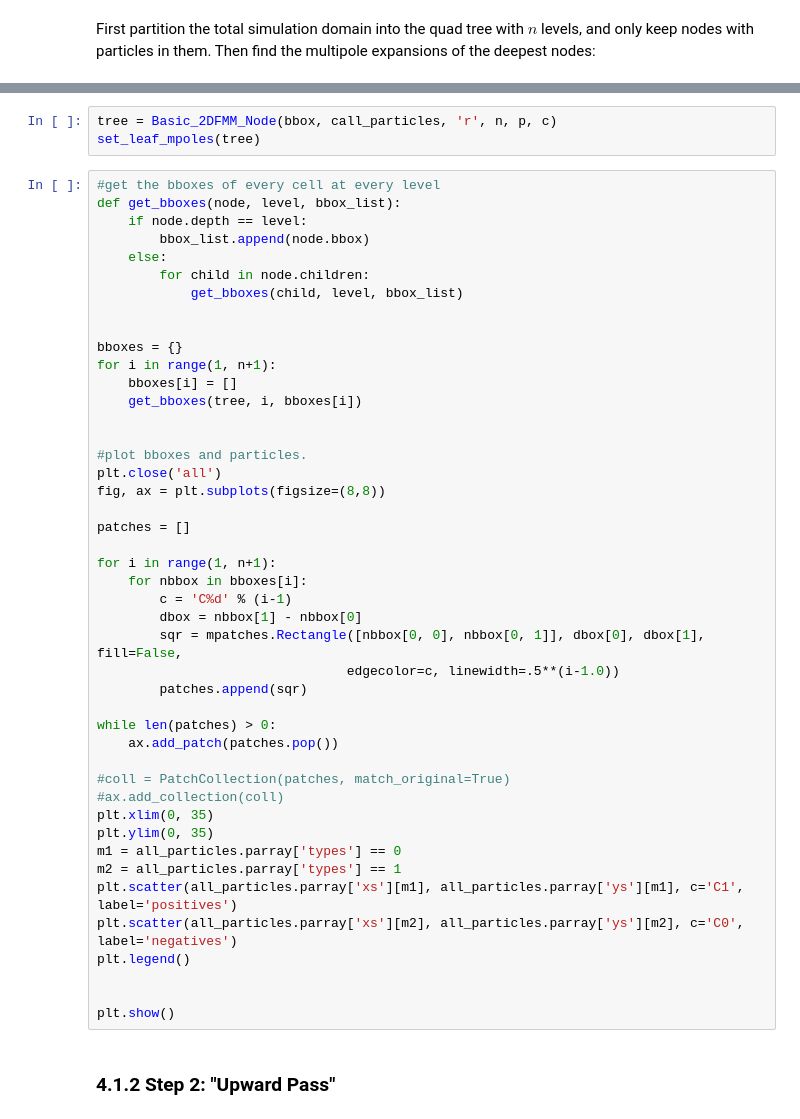
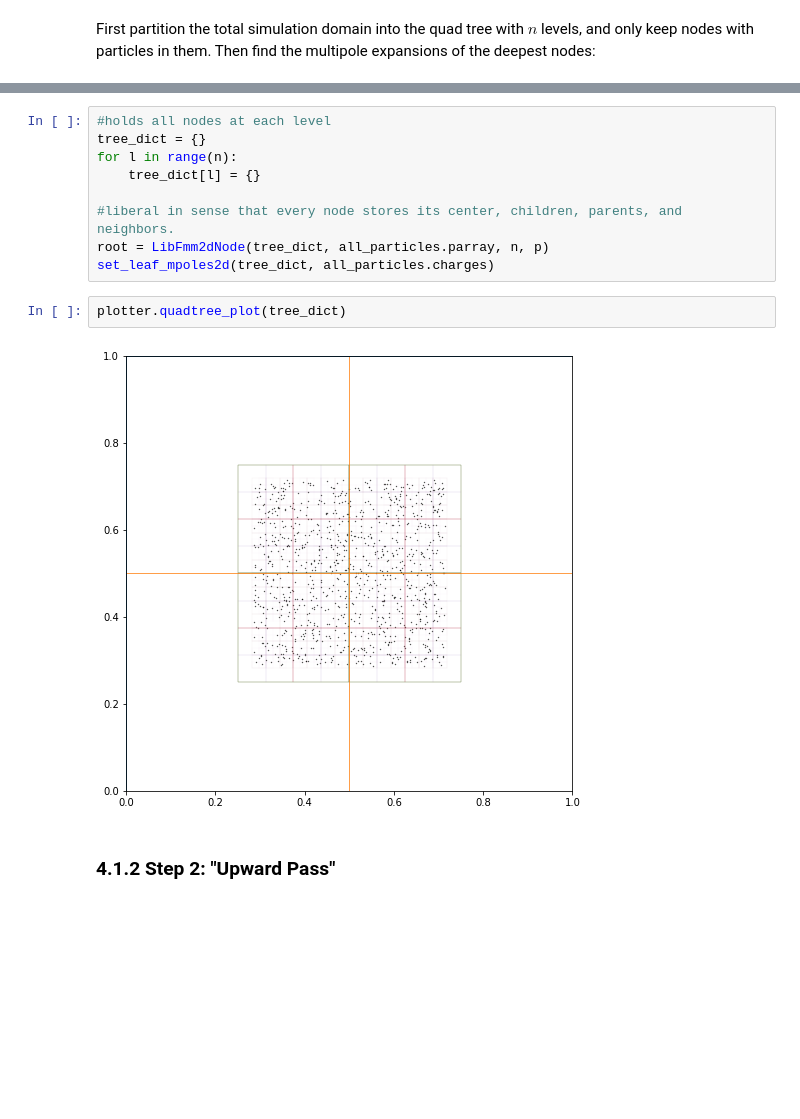
Before and after one commit to a-gilbert/IntroFMM, a Jupyter notebook: Interdisciplinary_FMM.ipynb, the cells around one changed output, grey strips where cells are left out. Drawn from its saved outputs; the diff is of its cells as text; blank space fills up the shorter version.

```diff
--- a/Interdisciplinary_FMM.ipynb
+++ b/Interdisciplinary_FMM.ipynb
@@ -785,51 +661,16 @@ def set_leaf_mpoles(node):
-# %%
-tree = Basic_2DFMM_Node(bbox, call_particles, 'r', n, p, c)
-set_leaf_mpoles(tree)
-# %%
-#get the bboxes of every cell at every level
-def get_bboxes(node, level, bbox_list):
-    if node.depth == level:
-        bbox_list.append(node.bbox)
-    else:
-        for child in node.children:
-            get_bboxes(child, level, bbox_list)
-
-
-bboxes = {}
-for i in range(1, n+1):
-    bboxes[i] = []
-    get_bboxes(tree, i, bboxes[i])
-
-
-#plot bboxes and particles.
-plt.close('all')
-fig, ax = plt.subplots(figsize=(8,8))
-
-patches = []
-
-for i in range(1, n+1):
-    for nbbox in bboxes[i]:
-        c = 'C%d' % (i-1)
-        dbox = nbbox[1] - nbbox[0]
-        sqr = mpatches.Rectangle([nbbox[0, 0], nbbox[0, 1]], dbox[0], dbox[1], fill=False,
-                                edgecolor=c, linewidth=.5**(i-1.0))
-        patches.append(sqr)
-
-while len(patches) > 0:
-    ax.add_patch(patches.pop())
-
-#coll = PatchCollection(patches, match_original=True)
-#ax.add_collection(coll)
-plt.xlim(0, 35)
-plt.ylim(0, 35)
-m1 = all_particles.parray['types'] == 0
-m2 = all_particles.parray['types'] == 1
-plt.scatter(all_particles.parray['xs'][m1], all_particles.parray['ys'][m1], c='C1', label='positives')
-plt.scatter(all_particles.parray['xs'][m2], all_particles.parray['ys'][m2], c='C0', label='negatives')
-plt.legend()
-
-
-plt.show()
+# %%
+#holds all nodes at each level
+tree_dict = {}
+for l in range(n):
+    tree_dict[l] = {}
+
+#liberal in sense that every node stores its center, children, parents, and neighbors.
+root = LibFmm2dNode(tree_dict, all_particles.parray, n, p)
+set_leaf_mpoles2d(tree_dict, all_particles.charges)
+# %%
+plotter.quadtree_plot(tree_dict)
+# %% [output]
+[figure, added]
 # %% [markdown]
 ### 4.1.2 Step 2: "Upward Pass"
 # %% [markdown]
```
Also changed, not shown: parts of 26 cells of this notebook, 3 other files.
